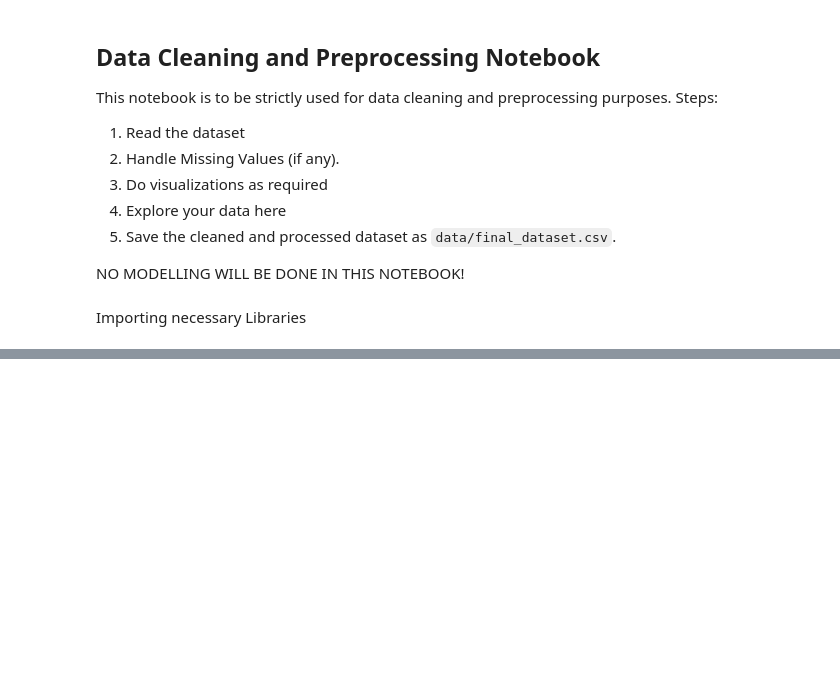
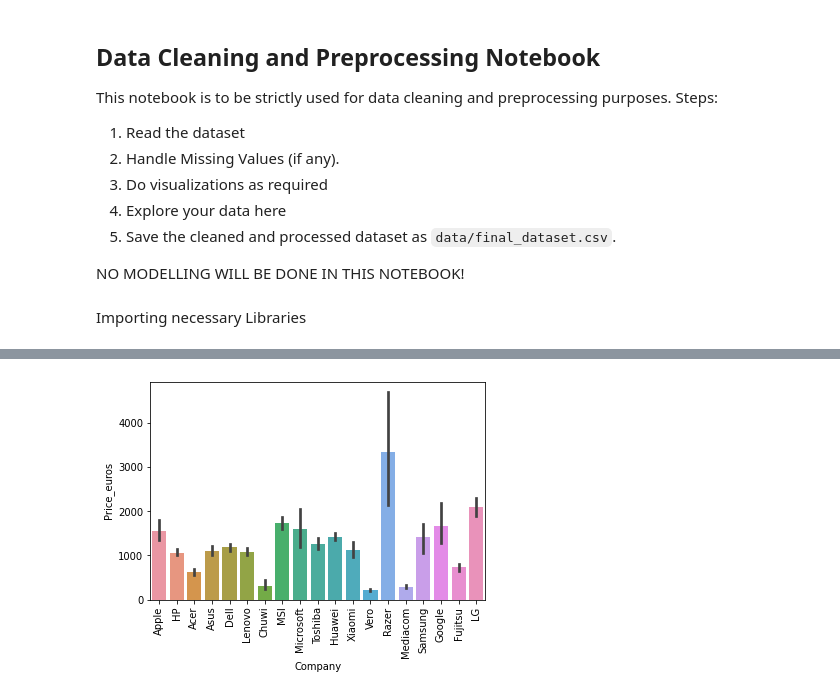
Before and after one commit to subu2003/Laptop_Price_Prediction, a Jupyter notebook: notebooks/Data Cleaning.ipynb, the cells around one changed output, grey strips where cells are left out. Cells and saved outputs as stored; diff of their text form; code cells hidden in the pictures; blank space fills up the shorter version.

```diff
--- a/notebooks/Data Cleaning.ipynb
+++ b/notebooks/Data Cleaning.ipynb
@@ -105,0 +113,6 @@ df.to_csv(r"C:\Users\subra\Downloads\final_dataset.csv")
+# %%
+sns.barplot(x=df['Company'],y=df['Price_euros'])
+plt.xticks(rotation='vertical')
+plt.show()
+# %% [output]
+[figure, added]
```
Also changed, not shown: parts of 75 cells of this notebook.
